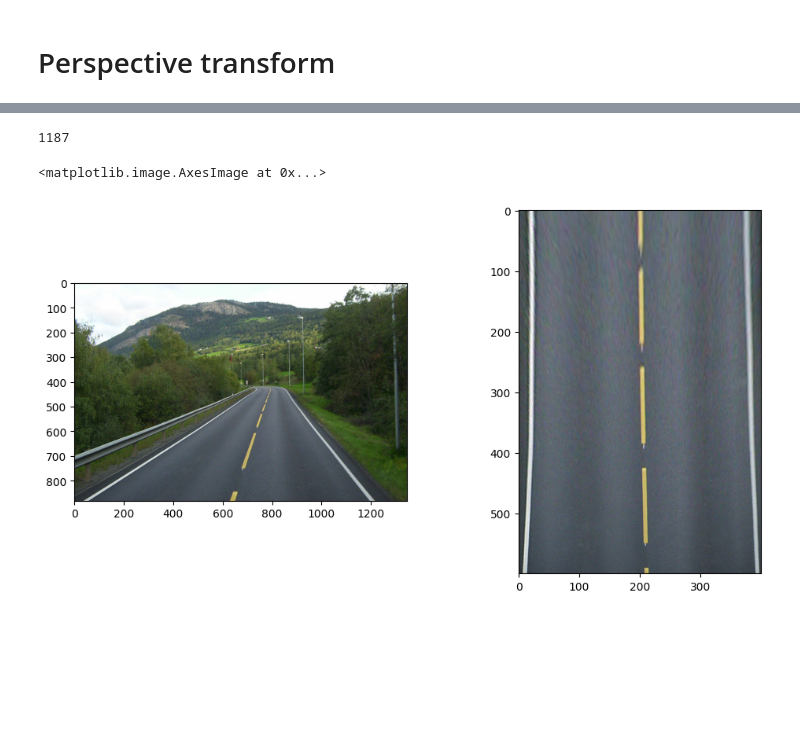
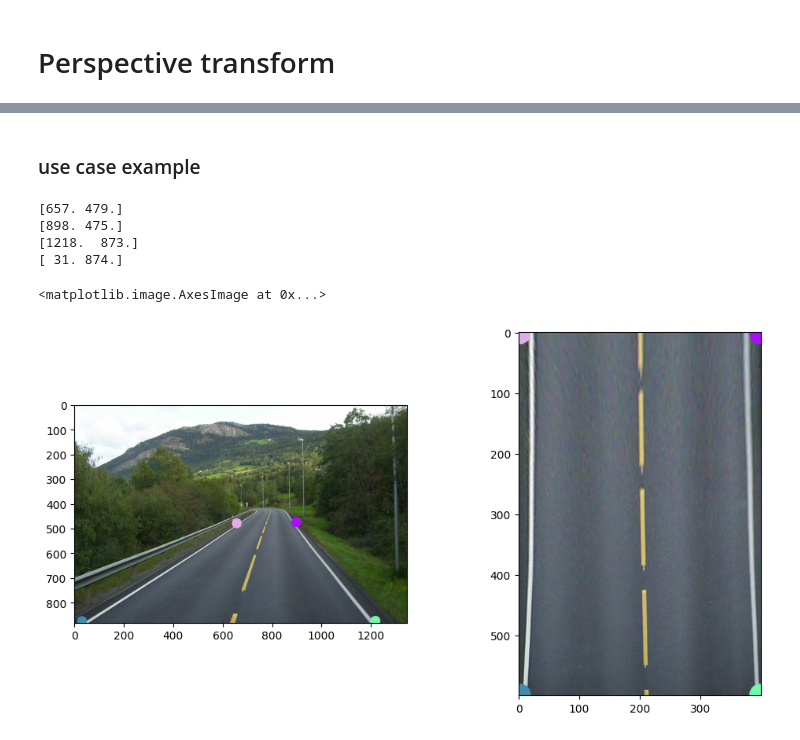
Before and after one commit to Mettikodeva/kombo_cv_training, a Jupyter notebook: 2-image_transformation.ipynb, the cells around one changed output, grey strips where cells are left out. Cells and saved outputs as stored; diff of their text form; code cells hidden in the pictures; blank space fills up the shorter version.

```diff
--- a/2-image_transformation.ipynb
+++ b/2-image_transformation.ipynb
@@ -12,2 +13,11 @@ plt.imshow(img)
 # %% [markdown]
 ## cropping image
+# %%
+x = 550
+y =320
+
+print(img[y][x][0])
+print(img[y][x][1])
+print(img[y][x][2])
+
+print(img[y][x].shape)
@@ -162,23 +196,37 @@ You must select exactly 4 points.
-# %%
-new_width = np.max(src_points[:,0])-np.min(src_points[:,0])
-int(new_width)
-# %% [output]
-1187
+# %% [markdown]
+### use case example
 # %%
 image = cv.imread("Road_in_Norway.jpg")
 image = cv.cvtColor(image, cv.COLOR_BGR2RGB)
 
-src_points = np.float32([[657, 479], [898, 475], [1218, 873], [31, 874]])
+
 new_width = 400
 new_height = 600
 
+# order of points are important
+src_points = np.float32([[657, 479], [898, 475], [1218, 873], [31, 874]])
 dst_points = np.float32([[0,0], [new_width , 0], [new_width , new_height ], [0, new_height]])
+
 perspective_matrix = cv.getPerspectiveTransform(src_points, dst_points)
 perspective_transformed_image = cv.warpPerspective(image, perspective_matrix, (new_width, new_height))
+
+
+cirlce_size = 20
+for i in map(lambda x,y : [x,y], src_points,dst_points):
+    import random as rng
+    color = (rng.randint(0,255),rng.randint(0,255),rng.randint(0,255))
+    print(i[0])
+    cv.circle(image, i[0].astype(int),cirlce_size,color,-1)
+    cv.circle(perspective_transformed_image, i[1].astype(int),cirlce_size,color,-1)
+
 
 fig, ax = plt.subplots(1, 2, figsize=(12, 6))
 ax[0].imshow(image)
 ax[1].imshow(perspective_transformed_image)
 # %% [output]
-<matplotlib.image.AxesImage at 0x...>
+[657. 479.]
+[898. 475.]
+[1218.  873.]
+[ 31. 874.]
+<matplotlib.image.AxesImage at 0x...>
-[figure, old version]
+[figure, new version]
```
Also changed, not shown: parts of 10 cells of this notebook.
